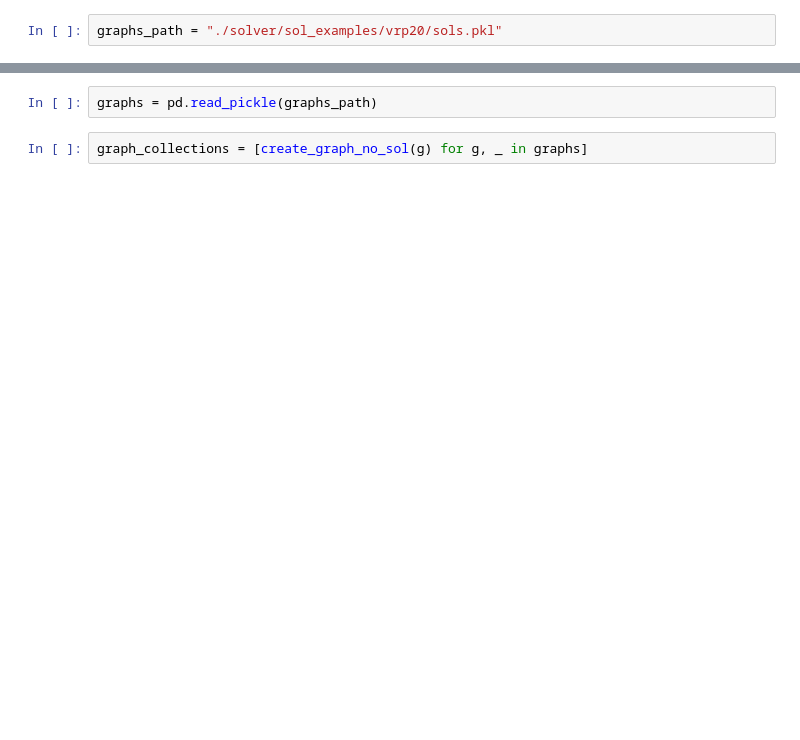
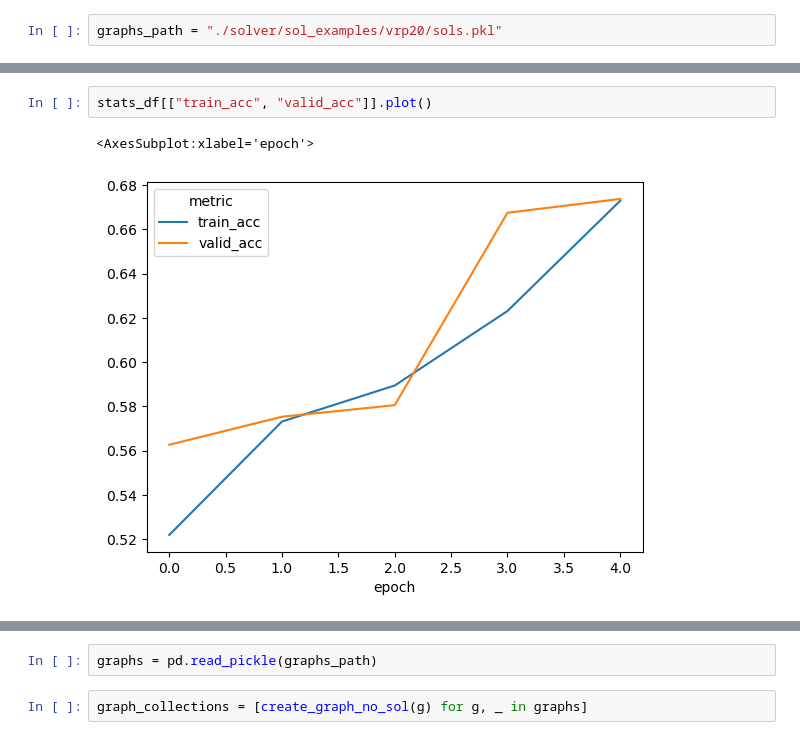
Before and after one commit to robgarct/cs224w, a Jupyter notebook: testing_end_to_end.ipynb, the cells around one changed output, grey strips where cells are left out. Drawn from its saved outputs; the diff is of its cells as text; blank space fills up the shorter version.

```diff
--- a/testing_end_to_end.ipynb
+++ b/testing_end_to_end.ipynb
@@ -47,0 +42,5 @@ Valid 11 - loss:0.9390, acc:0.6907, eval_avg_cost:7.4481
+# %%
+stats_df[["train_acc", "valid_acc"]].plot()
+# %% [output]
+<AxesSubplot:xlabel='epoch'>
+[figure, added]
```
Also changed, not shown: parts of 65 cells of this notebook, 2 other files.
